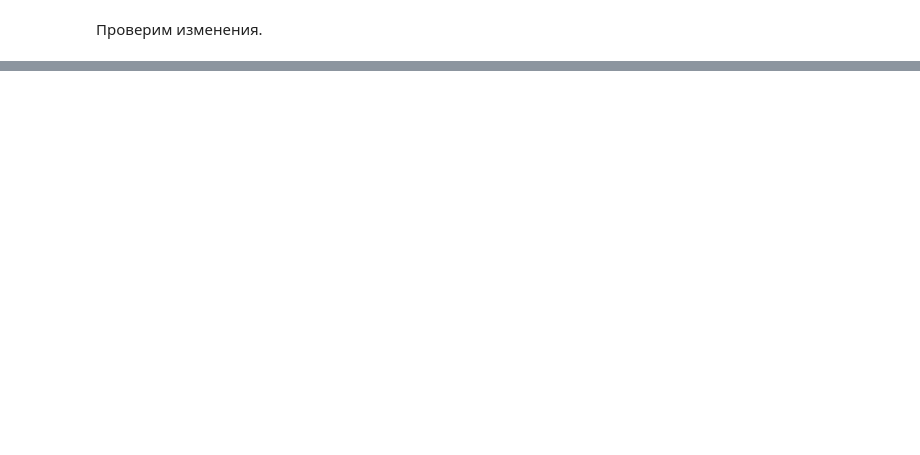
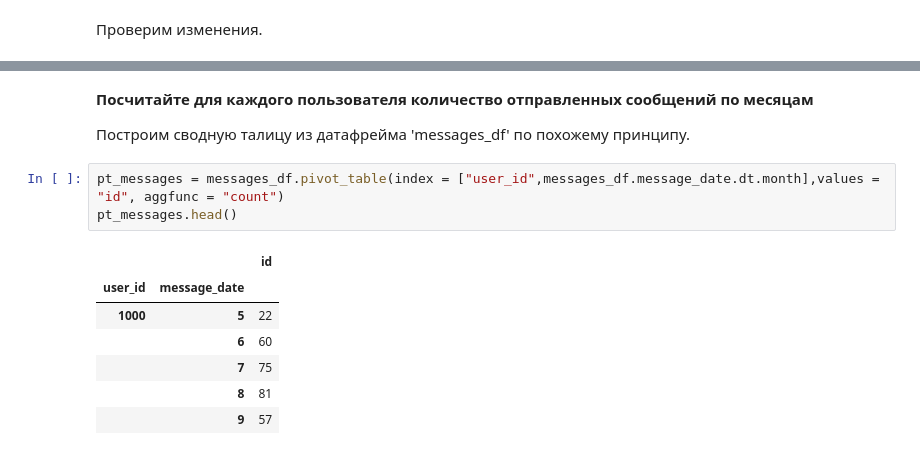
Before and after one commit to kozyreviva/Data_Science, a Jupyter notebook: statistical_analysis.ipynb, the cells around one changed output, grey strips where cells are left out. Drawn from its saved outputs; the diff is of its cells as text; blank space fills up the shorter version.

```diff
--- a/statistical_analysis.ipynb
+++ b/statistical_analysis.ipynb
@@ -231,0 +288,15 @@ memory usage: 31.4+ KB
+# %% [markdown]
+**Посчитайте для каждого пользователя количество отправленных сообщений по месяцам**
+
+Построим сводную талицу из датафрейма 'messages_df' по похожему принципу.
+# %%
+pt_messages = messages_df.pivot_table(index = ["user_id",messages_df.message_date.dt.month],values = "id", aggfunc = "count")
+pt_messages.head()
+# %% [output]
+|  |  | id |
+| user_id | message_date |  |
+| 1000 | 5 | 22 |
+|  | 6 | 60 |
+|  | 7 | 75 |
+|  | 8 | 81 |
+|  | 9 | 57 |
```
Also changed, not shown: parts of 21 cells of this notebook.
